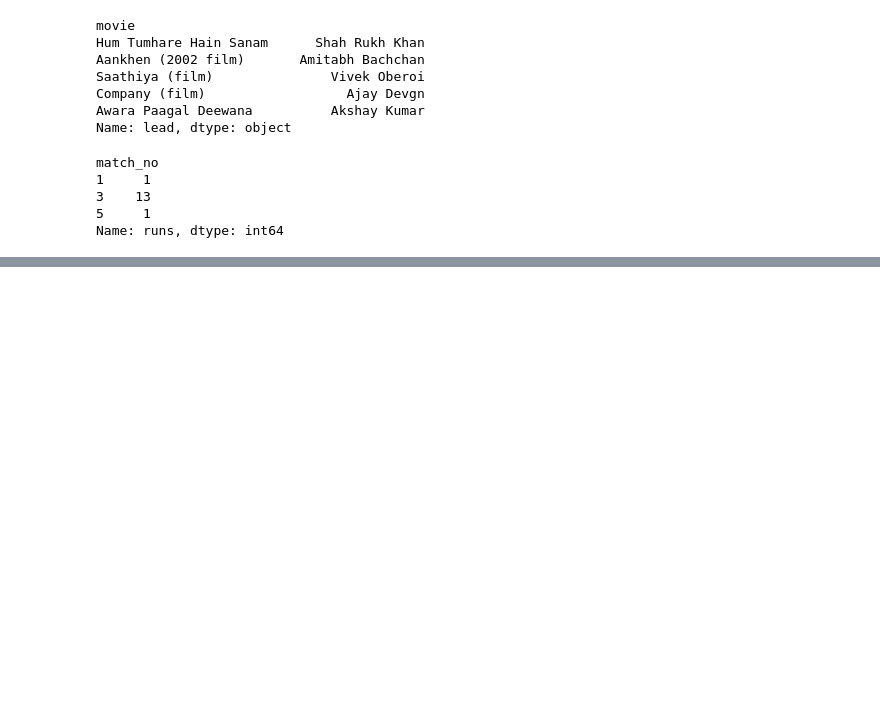
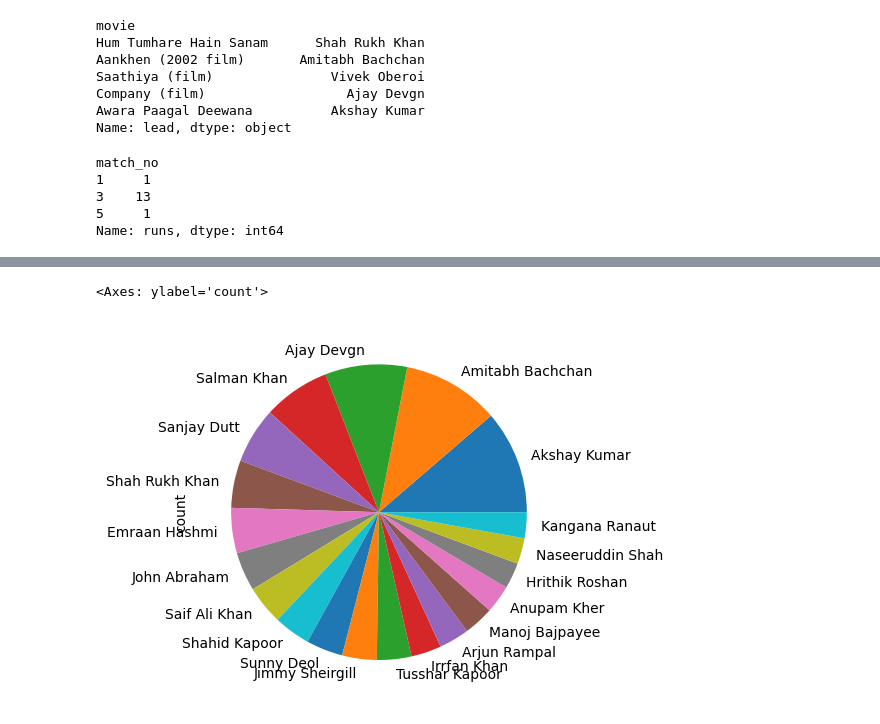
Before and after one commit to HarshChaturvedi19/Learn-Data-Science-With-Projects, a Jupyter notebook: PANDAS/pandas.ipynb, the cells around one changed output, grey strips where cells are left out. Drawn from its saved outputs; the diff is of its cells as text; code cells hidden in the pictures; blank space fills up the shorter version.

```diff
--- a/PANDAS/pandas.ipynb
+++ b/PANDAS/pandas.ipynb
@@ -431,0 +548,6 @@ Name: runs, dtype: int64
+# %%
+# pie chart
+movies.value_counts().head(20).plot(kind='pie')
+# %% [output]
+<Axes: ylabel='count'>
+[figure, added]
```
Also changed, not shown: parts of 13 cells of this notebook.
